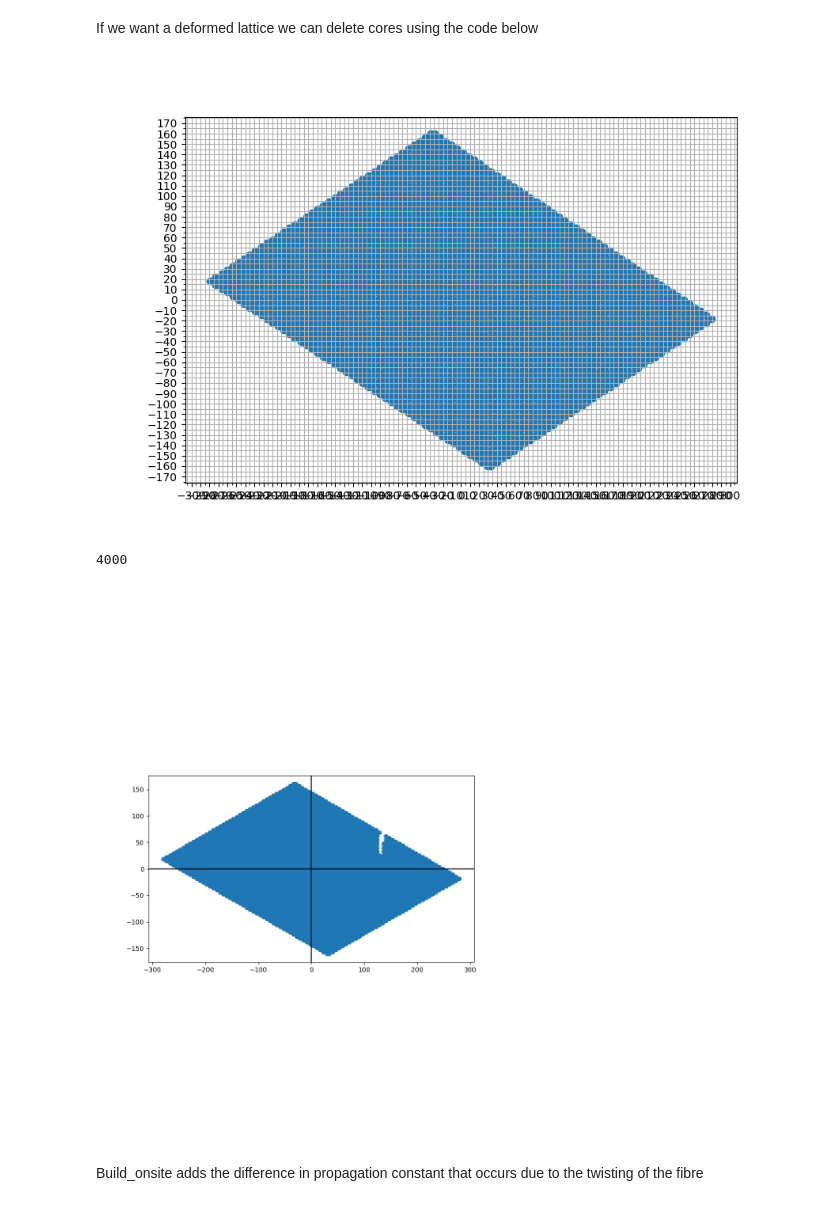
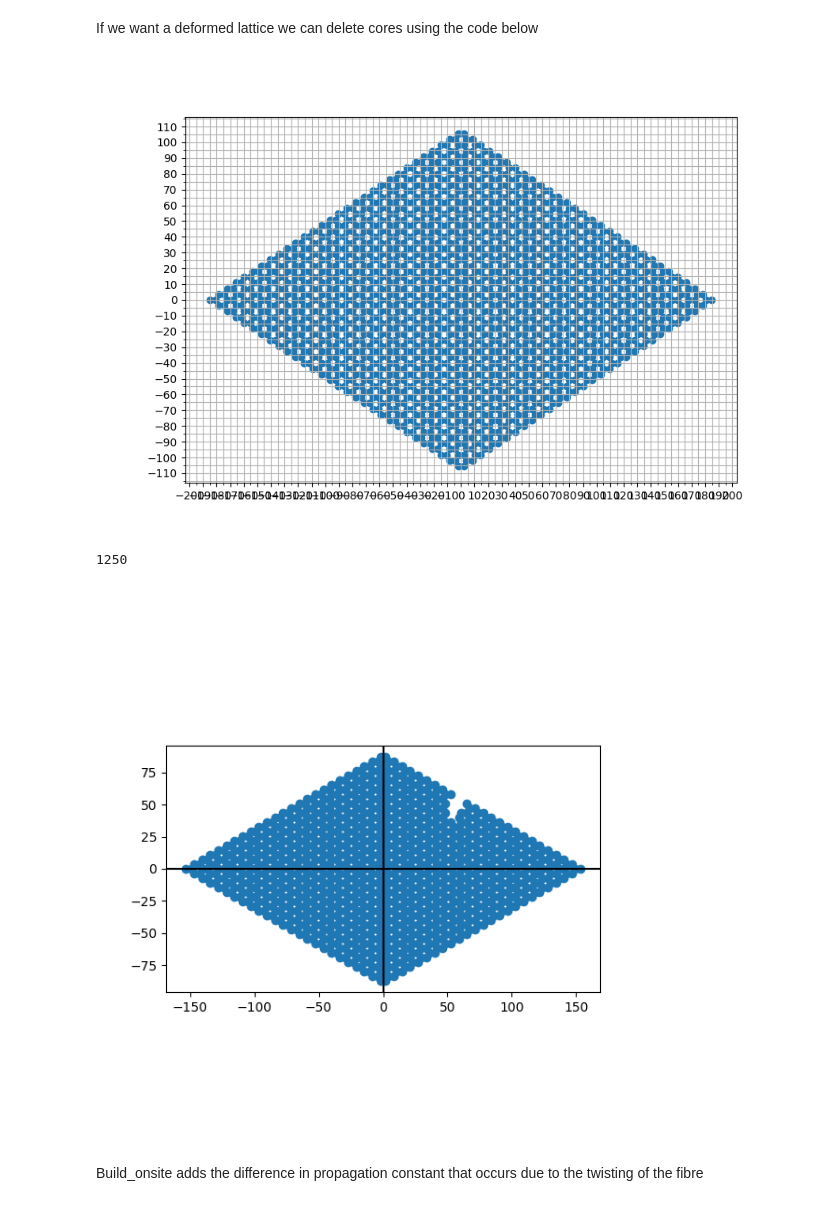
Before and after one commit to NRobertsF91W/PhD-Jupyter-Notebooks, a Jupyter notebook: twisted honeycomb numerical analysis chern number.ipynb, the cells around one changed output. Saved outputs shown, nothing was run; the diff lists cells and outputs as text; code cells hidden in the pictures.

```diff
--- a/twisted honeycomb numerical analysis chern number.ipynb
+++ b/twisted honeycomb numerical analysis chern number.ipynb
@@ -54,9 +57,9 @@ def build_honeycomb(n,m, pitch):
     return centered_coord_list
 # %%
 PITCH = 4.2
-b_10_list = build_honeycomb(40,50, PITCH)
+b_10_list = build_honeycomb(14, 14, PITCH)
 
-fig_lattice_plot = plt.figure(figsize=(9,12))
+fig_lattice_plot = plt.figure(figsize=(7,5))
 ax_lattice_plot = fig_lattice_plot.add_subplot(111)
 ax_lattice_plot.axhline(0, color='black')
 ax_lattice_plot.axvline(0, color='black')
@@ -90,7 +93,7 @@ plt.grid(which='both')
 fig1.canvas.mpl_connect('button_press_event', onclick)
 plt.show()
 # %% [output]
-[figure, old version]
+[figure, new version]
 # %%
 
 pos = np.array(pos)
@@ -101,18 +104,18 @@ deformed_lattice= b_10_list[index_to_keep]
 # %%
 
 
-fig_deformed_lattice_plot = plt.figure(figsize=(9,12))
+fig_deformed_lattice_plot = plt.figure(figsize=(6,6))
 ax_deformed_lattice_plot = fig_deformed_lattice_plot.add_subplot(111)
 ax_deformed_lattice_plot.axhline(0, color='black')
 ax_deformed_lattice_plot.axvline(0, color='black')
 ax_deformed_lattice_plot.scatter(deformed_lattice[:,0], deformed_lattice[:,1])
 ax_deformed_lattice_plot.set_aspect('equal')
 print(len(b_10_list))
 
 plt.show()
 # %% [output]
-4000
+1250
-[figure, old version]
+[figure, new version]
 # %% [markdown]
 Build_onsite adds the difference in propagation constant that occurs due to the twisting of the fibre
 # %%
```
Also changed, not shown: parts of 25 cells of this notebook, 9 other files.
